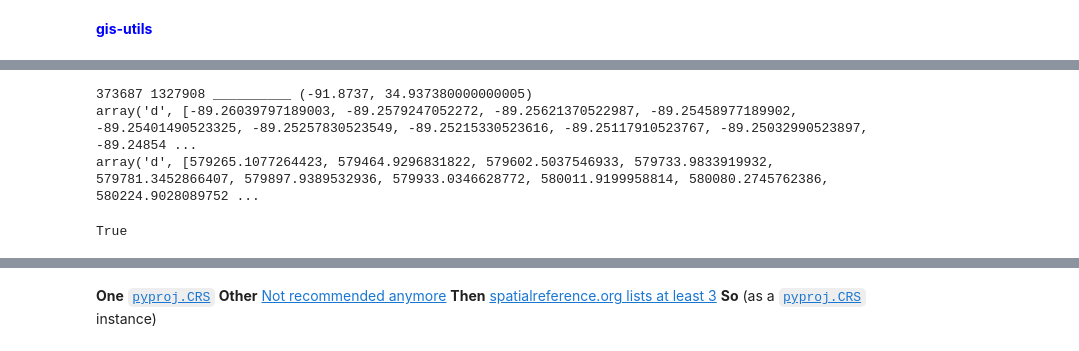
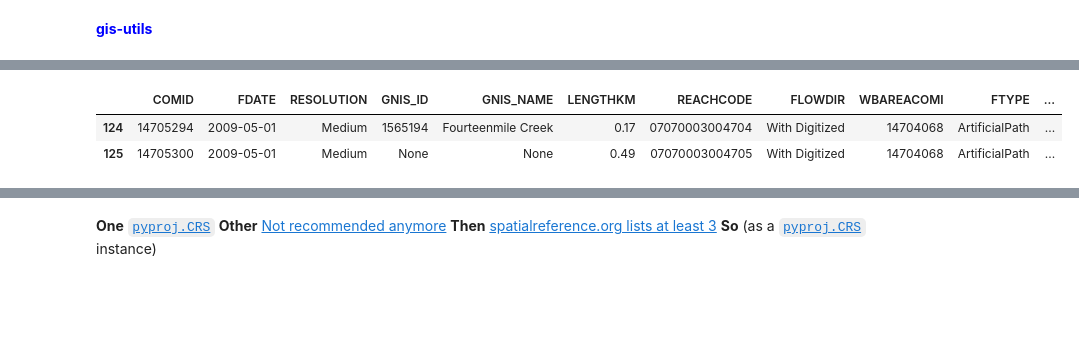
Before and after one commit to grossiRM/Beta-Me, a Jupyter notebook: Beta_py/04_gis-utils_demo.ipynb, the cells around one changed output, grey strips where cells are left out. Cells and saved outputs as stored; diff of their text form; code cells hidden in the pictures; blank space fills up the shorter version.

```diff
--- a/Beta_py/04_gis-utils_demo.ipynb
+++ b/Beta_py/04_gis-utils_demo.ipynb
@@ -16,13 +8,0 @@ gisutils.df2shp(df.drop('geometry', axis=1), 'TA/BA1.dbf')  #  _________________
-# %%
-x5070, y5070 = gisutils.project((-91.87370, 34.93738), CRS, 5070)    ; print(int(x5070), int(y5070),'__________'          , gisutils.project((x5070, y5070), 5070, CRS))
-x, y = df.geometry.values[0].coords.xy                                                                                    ; print(x, y) #; df.geometry.values[0]
-x, y = df.geometry.values[0].coords.xy                               ; x3070,y3070 = gisutils.project((x, y), 4269, 3070) ; print(x3070, y3070)
-# %% [output]
-373687 1327908 __________ (-91.8737, 34.937380000000005)
-array('d', [-89.26039797189003, -89.2579247052272, -89.25621370522987, -89.25458977189902, -89.25401490523325, -89.25257830523549, -89.25215330523616, -89.25117910523767, -89.25032990523897, -89.24854 ...
-array('d', [579265.1077264423, 579464.9296831822, 579602.5037546933, 579733.9833919932, 579781.3452866407, 579897.9389532936, 579933.0346628772, 580011.9199958814, 580080.2745762386, 580224.9028089752 ...
-# %%
-geom_3070 = gisutils.project(df.geometry.values[0], 4269, 3070)     ; geom_4269 = gisutils.project(geom_3070, 3070, 4269)       # shapley geometry object
-geom_4269.equals_exact(df.geometry.values[0], tolerance=0.0001)     # geom_4269.almost_equals(df.geometry.values[0])
-# %% [output]
-True
@@ -32,0 +9,13 @@ gisutils.projection.project_raster(TIF, 'TA/BA2.tif', 4269)    ; gisutils.projec
+# %%
+%%capture
+DF1  = gisutils.shp2df(SHPS) ;DF1.to_csv(TA/'BA0_two_shapes.csv')     ; gisutils.df2shp(DF1, 'TA/BA1.shp', crs=4269)  ; DF1.to_csv(TA/'BA0_shp01.csv')
+DF2 = gisutils.shp2df(SHPS[1]) ;DF2.to_csv(TA/'BB0_one_shapes.csv')  #; gisutils.df2shp(DF2, 'TA/BB1.shp', crs=4269)  ; DF2.to_csv(TA/'BB1_shp01.csv')                    # ERR
+#VEC2 = gpd.read_file(os.path.join(TA/'BB1_shp01.csv'))                  ; VEC2                                           ; OVER2 = VEC2.to_crs(es.crs_check(R1/'top.tif'))    # ERR
+
+gisutils.df2shp(DF1.drop('geometry', axis=1), 'TA/BA1.dbf')             #  ______________________  Write NEW .DBF SHPS _____________________________________ ! ! !
+# %%
+DF2.tail(2)
+# %% [output]
+|  | COMID | FDATE | RESOLUTION | GNIS_ID | GNIS_NAME | LENGTHKM | REACHCODE | FLOWDIR | WBAREACOMI | FTYPE | ... |
+| 124 | 14705294 | 2009-05-01 | Medium | 1565194 | Fourteenmile Creek | 0.17 | 07070003004704 | With Digitized | 14704068 | ArtificialPath | ... |
+| 125 | 14705300 | 2009-05-01 | Medium | None | None | 0.49 | 07070003004705 | With Digitized | 14704068 | ArtificialPath | ... |
```
Also changed, not shown: parts of 20 cells of this notebook, 10 other files.
